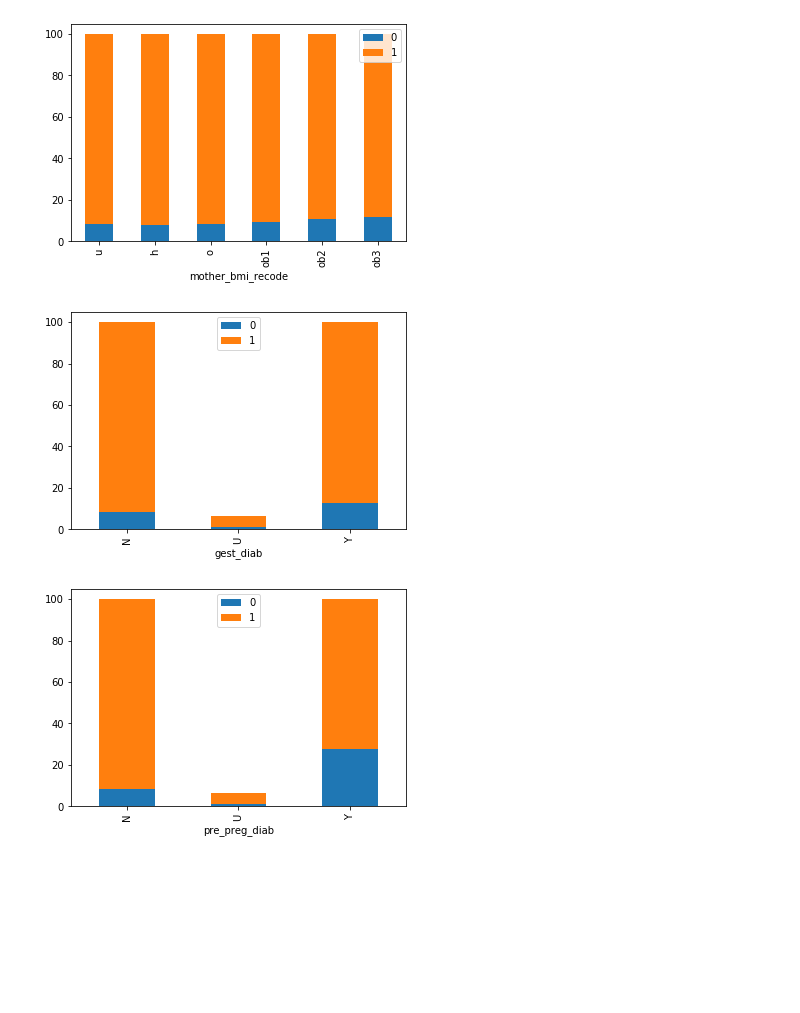
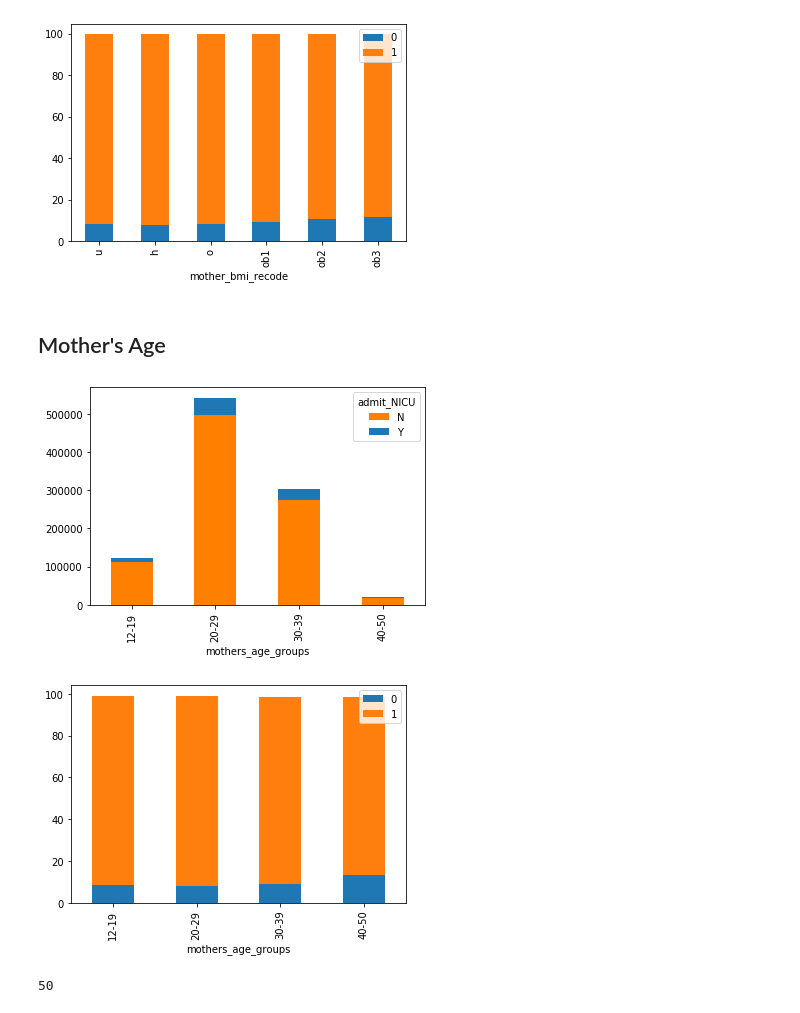
Before and after one commit to mkwasnica/CDC_capstone, a Jupyter notebook: notebooks/MK_Visualization.ipynb, the cells around one changed output. Saved outputs shown, nothing was run; the diff lists cells and outputs as text; code cells hidden in the pictures; blank space fills up the shorter version.

Commit message:
More mother health factor visualizations

```diff
--- a/notebooks/MK_Visualization.ipynb
+++ b/notebooks/MK_Visualization.ipynb
@@ -91,11 +99,17 @@ pct_bplot(births,'mother_bmi_recode')
 pct_bplot(births,'mother_bmi_recode')
 # %% [output]
 [figure]
-# %%
-pct_bplot(births,'gest_diab')
-# %% [output]
-[figure, removed]
-# %%
-pct_bplot(births,'pre_preg_diab')
-# %% [output]
-[figure, removed]
+# %% [markdown]
+## Mother's Age
+# %%
+births['mothers_age_groups']= pd.cut(births['mothers_age'], 4, labels = ['12-19', '20-29', '30-39','40-50'])
+bmi_plt = births.loc[births['admit_NICU'] != 'U'].groupby(['mothers_age_groups'])['admit_NICU'].value_counts().unstack()
+bmi_plt.plot(kind = 'bar', stacked = True, color = ['#ff7f00','#1f77b4'])
+pct_bplot(births,'mothers_age_groups')
+# %% [output]
+[figure, added]
+[figure, added]
+# %%
+births['mothers_age'].max()
+# %% [output]
+50
```
Also changed, not shown: parts of 20 cells of this notebook.
